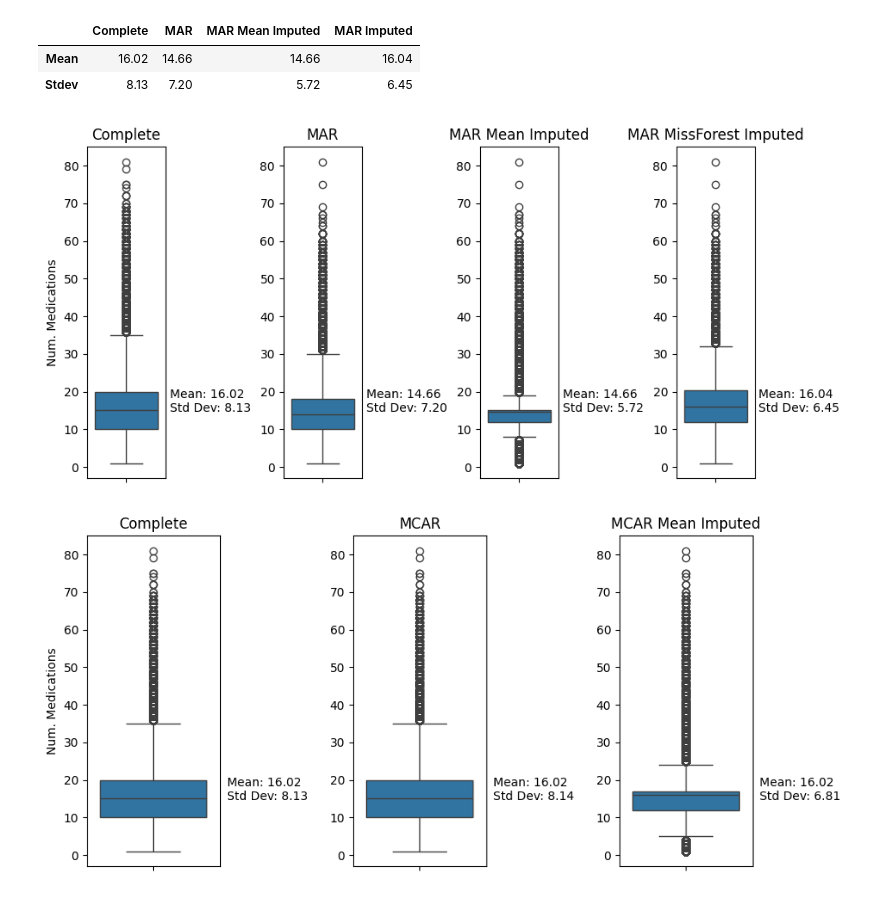
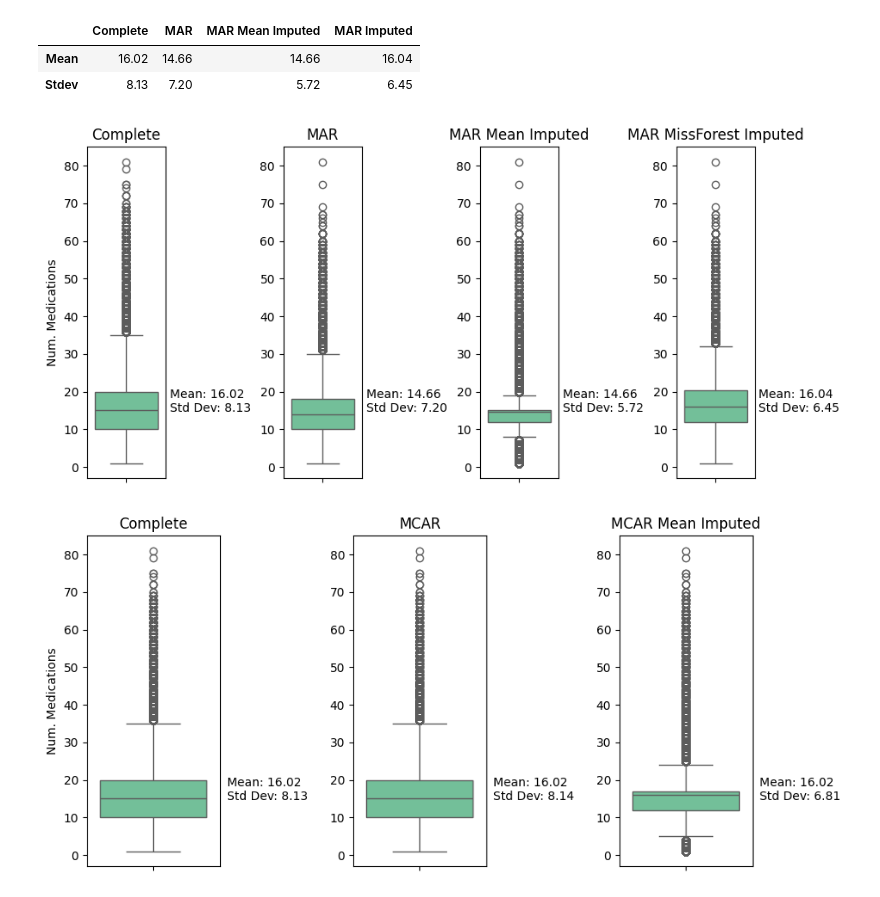
Before and after one commit to theislab/ehrapy-reproducibility, a Jupyter notebook: Supplementary_Figure_X/notebooks/missing-data_imputation_bias.ipynb, the cells around one changed output. Cells and saved outputs as stored; diff of their text form; code cells hidden in the pictures.

Commit message:
ehrapy palette where not bound to color from cohorttr

```diff
--- a/Supplementary_Figure_X/notebooks/missing-data_imputation_bias.ipynb
+++ b/Supplementary_Figure_X/notebooks/missing-data_imputation_bias.ipynb
@@ -236,43 +236,43 @@ df.style.format("{:.2f}")
 # %%
 fig, axs = plt.subplots(1, 4, gridspec_kw={"wspace": 1.5}, figsize=(10, 5))
 
-sns.boxplot(y=adata[:,adata.var_names==VAR_OF_INTEREST].X.flatten(), ax=axs[0])
+sns.boxplot(y=adata[:,adata.var_names==VAR_OF_INTEREST].X.flatten(), ax=axs[0], palette=["#66CC99"])
 axs[0].set_title("Complete")
 axs[0].set_ylabel("Num. Medications")
 axs[0].text(1.05, 0.2, f"Mean: {mean_complete:.2f}\nStd Dev: {std_complete:.2f}", transform=axs[0].transAxes)
 
-sns.boxplot(y=adata_group_encoded_mar[:,adata_group_encoded_mar.var_names==VAR_OF_INTEREST].X.flatten(), ax=axs[1])
+sns.boxplot(y=adata_group_encoded_mar[:,adata_group_encoded_mar.var_names==VAR_OF_INTEREST].X.flatten(), ax=axs[1], palette=["#66CC99"])
 axs[1].set_title("MAR")
 axs[1].text(1.05, 0.2, f"Mean: {mean_mar:.2f}\nStd Dev: {std_mar:.2f}", transform=axs[1].transAxes)
 
-sns.boxplot(y=adata_mar_mean_imputed[:,adata_mar_mean_imputed.var_names==VAR_OF_INTEREST].X.flatten(), ax=axs[2])
+sns.boxplot(y=adata_mar_mean_imputed[:,adata_mar_mean_imputed.var_names==VAR_OF_INTEREST].X.flatten(), ax=axs[2], palette=["#66CC99"])
 axs[2].set_title("MAR Mean Imputed")
 axs[2].text(1.05, 0.2, f"Mean: {mean_mar_mean_imputed:.2f}\nStd Dev: {std_mar_mean_imputed:.2f}", transform=axs[2].transAxes)
 
 
-sns.boxplot(y=adata_mar_mi_imputed[:,adata_mar_mi_imputed.var_names==VAR_OF_INTEREST].X.flatten(), ax=axs[3])
+sns.boxplot(y=adata_mar_mi_imputed[:,adata_mar_mi_imputed.var_names==VAR_OF_INTEREST].X.flatten(), ax=axs[3], palette=["#66CC99"])
 axs[3].set_title("MAR MissForest Imputed")
 axs[3].text(1.05, 0.2, f"Mean: {mean_mar_mi_imputed:.2f}\nStd Dev: {std_mar_mi_imputed:.2f}", transform=axs[3].transAxes)
 
 plt.savefig("missing-data_imputation_bias_mar.png", dpi=300, bbox_inches="tight")
 # %% [output]
-[figure, old version]
+[figure, new version]
 # %%
 fig, axs = plt.subplots(1, 3, gridspec_kw={"wspace": 1.0}, figsize=(10, 5))
 
-sns.boxplot(y=adata[:,adata.var_names==VAR_OF_INTEREST].X.flatten(), ax=axs[0])
+sns.boxplot(y=adata[:,adata.var_names==VAR_OF_INTEREST].X.flatten(), ax=axs[0], palette=["#66CC99"])
 axs[0].set_title("Complete")
 axs[0].set_ylabel("Num. Medications")
 axs[0].text(1.05, 0.2, f"Mean: {mean_complete:.2f}\nStd Dev: {std_complete:.2f}", transform=axs[0].transAxes)
 
-sns.boxplot(y=adata_mcar[:,adata_mcar.var_names==VAR_OF_INTEREST].X.flatten(), ax=axs[1])
+sns.boxplot(y=adata_mcar[:,adata_mcar.var_names==VAR_OF_INTEREST].X.flatten(), ax=axs[1], palette=["#66CC99"])
 axs[1].set_title("MCAR")
 axs[1].text(1.05, 0.2, f"Mean: {mean_mcar:.2f}\nStd Dev: {std_mcar:.2f}", transform=axs[1].transAxes)
 
-sns.boxplot(y=adata_mcar_mean_imputed[:,adata_mcar_mean_imputed.var_names==VAR_OF_INTEREST].X.flatten(), ax=axs[2])
+sns.boxplot(y=adata_mcar_mean_imputed[:,adata_mcar_mean_imputed.var_names==VAR_OF_INTEREST].X.flatten(), ax=axs[2], palette=["#66CC99"])
 axs[2].set_title("MCAR Mean Imputed")
 axs[2].text(1.05, 0.2, f"Mean: {mean_mcar_mean_imputed:.2f}\nStd Dev: {std_mcar_mean_imputed:.2f}", transform=axs[2].transAxes)
 
 plt.savefig("missing-data_imputation_bias_mcar.png", dpi=300, bbox_inches="tight")
 # %% [output]
-[figure, old version]
+[figure, new version]
```
Also changed, not shown: 1 other file.
